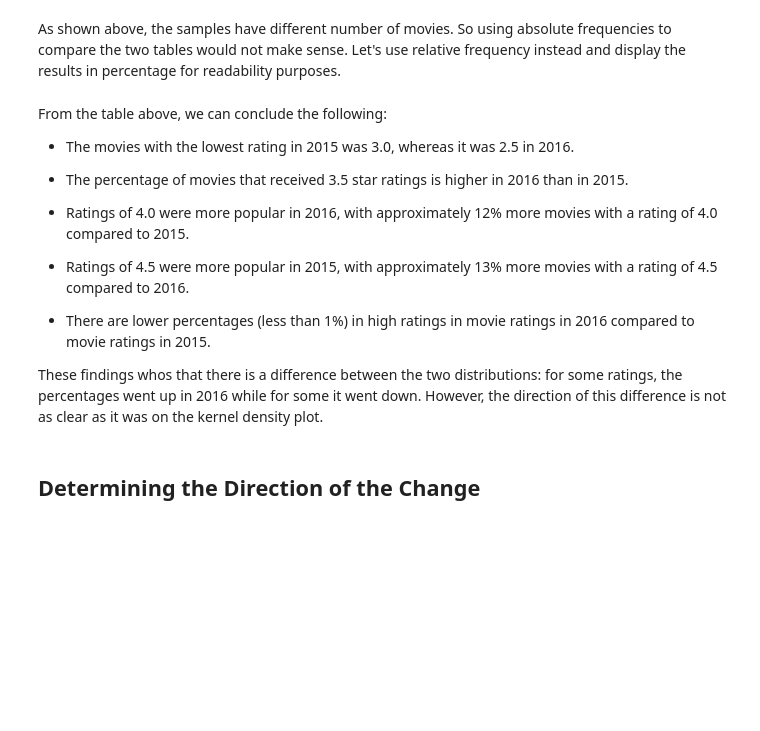
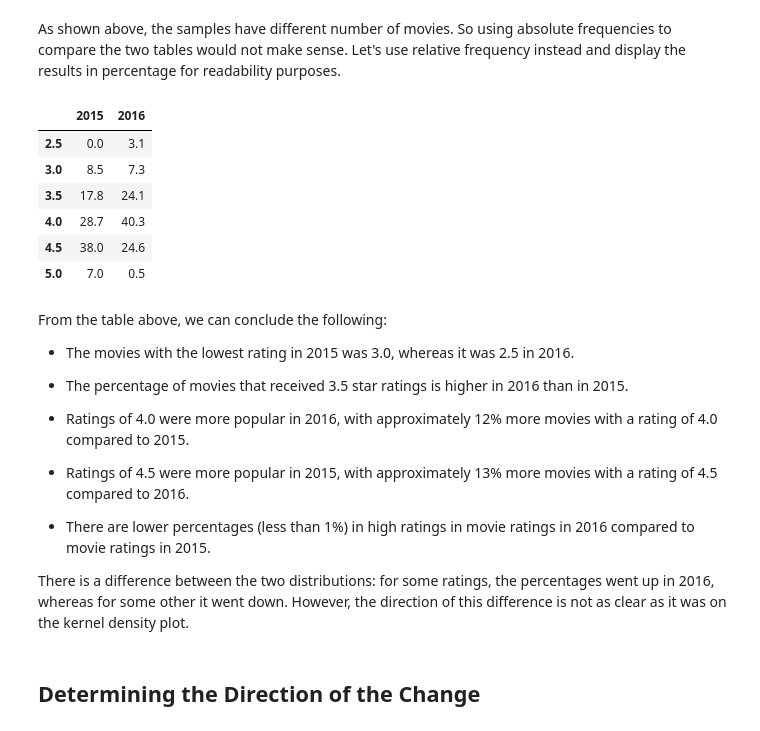
Before and after one commit to pheygiod/fandango_movie_ratings, a Jupyter notebook: fandango.ipynb, the cells around one changed output. Saved outputs shown, nothing was run; the diff lists cells and outputs as text; code cells hidden in the pictures; blank space fills up the shorter version.

```diff
--- a/fandango.ipynb
+++ b/fandango.ipynb
@@ -337,5 +295,5 @@ len(fandango_2016_df)
 As shown above, the samples have different number of movies. So using absolute frequencies to compare the two tables would not make sense. Let's use relative frequency instead and display the results in percentage for readability purposes.
 # %%
 # Examine frequency distribution tables
-freq_fandango_2015_df = 100 * fandango_2015_df['fandango_stars'].value_counts(normalize=True).sort_index()
-freq_fandango_2016_df = 100 * fandango_2016_df['fandango'].value_counts(normalize=True).sort_index()
+freq_fandango_2015_df_df = 100 * fandango_2015_df_df['fandango_stars'].value_counts(normalize=True).sort_index()
+freq_fandango_2016_df_df = 100 * fandango_2016_df_df['fandango'].value_counts(normalize=True).sort_index()
@@ -349,3 +300,14 @@ combined_freq_tables.round(1) #rounding numbers to one decimal
+# %%
+combined_freq_tables = pd.concat([freq_fandango_2015_df_df, freq_fandango_2016_df_df], axis=1, keys=['2015', '2016'], sort=True).fillna(0).round(1)
+combined_freq_tables
+# %% [output]
+|  | 2015 | 2016 |
+| 2.5 | 0.0 | 3.1 |
+| 3.0 | 8.5 | 7.3 |
+| 3.5 | 17.8 | 24.1 |
+| 4.0 | 28.7 | 40.3 |
+| 4.5 | 38.0 | 24.6 |
+| 5.0 | 7.0 | 0.5 |
 # %% [markdown]
 From the table above, we can conclude the following:
 
@@ -359,7 +321,7 @@ From the table above, we can conclude the following:
 
 - There are lower percentages (less than 1%) in high ratings in movie ratings in 2016 compared to movie ratings in 2015.
 
-These findings whos that there is a difference between the two distributions: for some ratings, the percentages went up in 2016 while for some it went down. However, the direction of this difference is not as clear as it was on the kernel density plot.
+There is a difference between the two distributions: for some ratings, the percentages went up in 2016, whereas for some other it went down. However, the direction of this difference is not as clear as it was on the kernel density plot.
 # %% [markdown]
 ## Determining the Direction of the Change
 # %% [markdown]
```
Also changed, not shown: parts of 23 cells of this notebook, 1 other file.
